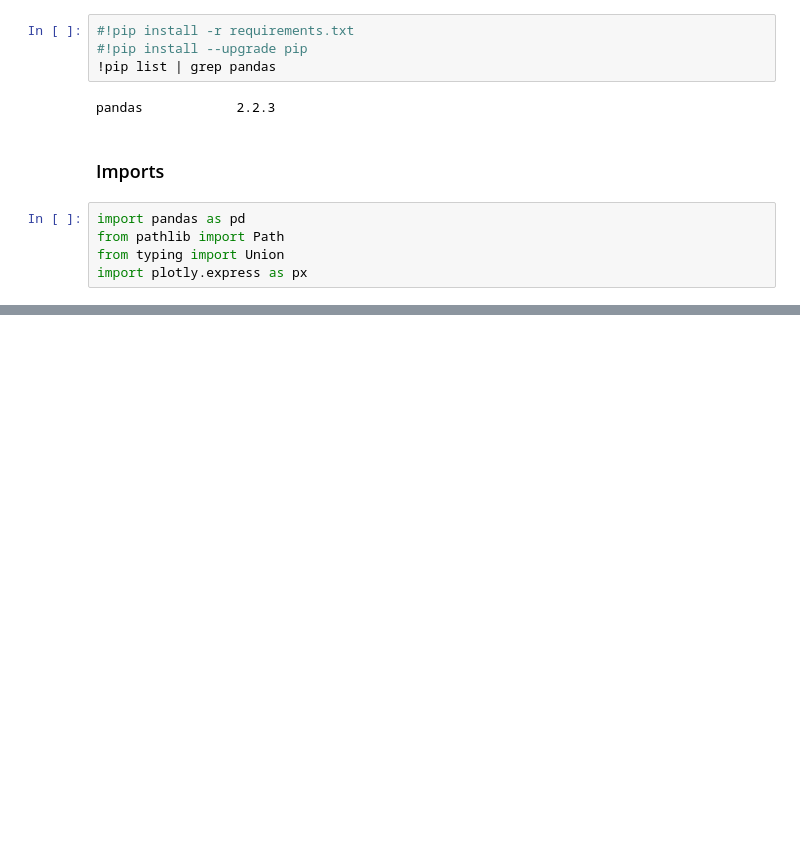
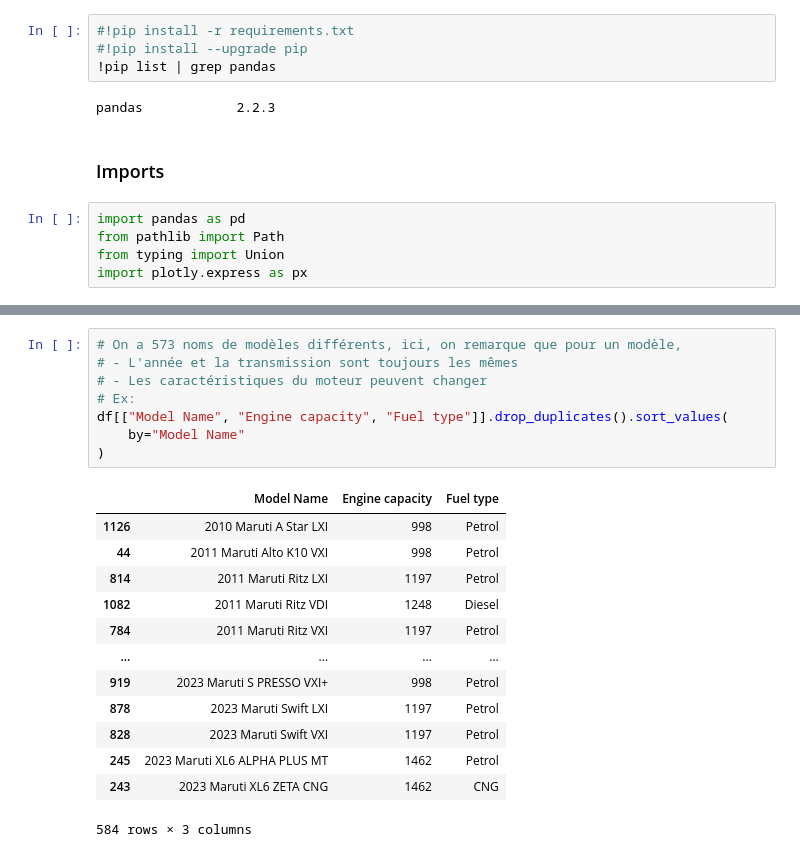
Before and after one commit to Charles-Auguste/informatique_louis_cars24, a Jupyter notebook: analysis.ipynb, the cells around one changed output, grey strips where cells are left out. Saved outputs shown, nothing was run; the diff lists cells and outputs as text; blank space fills up the shorter version.

```diff
--- a/analysis.ipynb
+++ b/analysis.ipynb
@@ -52,0 +81,22 @@ df.head()
+# %%
+# On a 573 noms de modèles différents, ici, on remarque que pour un modèle,
+# - L'année et la transmission sont toujours les mêmes
+# - Les caractéristiques du moteur peuvent changer
+# Ex:
+df[["Model Name", "Engine capacity", "Fuel type"]].drop_duplicates().sort_values(
+    by="Model Name"
+)
+# %% [output]
+|  | Model Name | Engine capacity | Fuel type |
+| 1126 | 2010 Maruti A Star LXI | 998 | Petrol |
+| 44 | 2011 Maruti Alto K10 VXI | 998 | Petrol |
+| 814 | 2011 Maruti Ritz LXI | 1197 | Petrol |
+| 1082 | 2011 Maruti Ritz VDI | 1248 | Diesel |
+| 784 | 2011 Maruti Ritz VXI | 1197 | Petrol |
+| ... | ... | ... | ... |
+| 919 | 2023 Maruti S PRESSO VXI+ | 998 | Petrol |
+| 878 | 2023 Maruti Swift LXI | 1197 | Petrol |
+| 828 | 2023 Maruti Swift VXI | 1197 | Petrol |
+| 245 | 2023 Maruti XL6 ALPHA PLUS MT | 1462 | Petrol |
+| 243 | 2023 Maruti XL6 ZETA CNG | 1462 | CNG |
+584 rows × 3 columns
```
Also changed, not shown: parts of 9 cells of this notebook, 2 other files.
